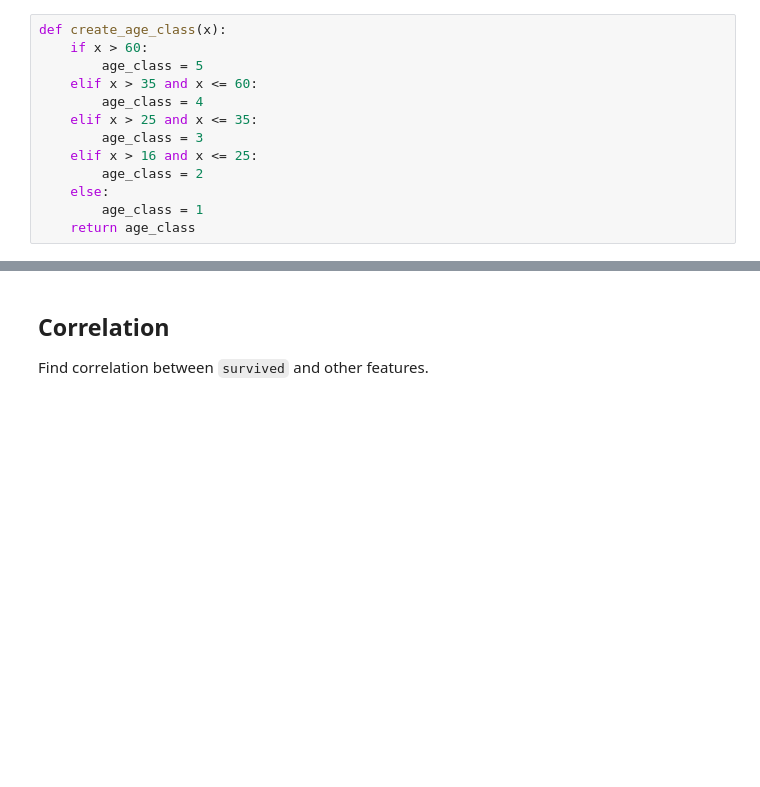
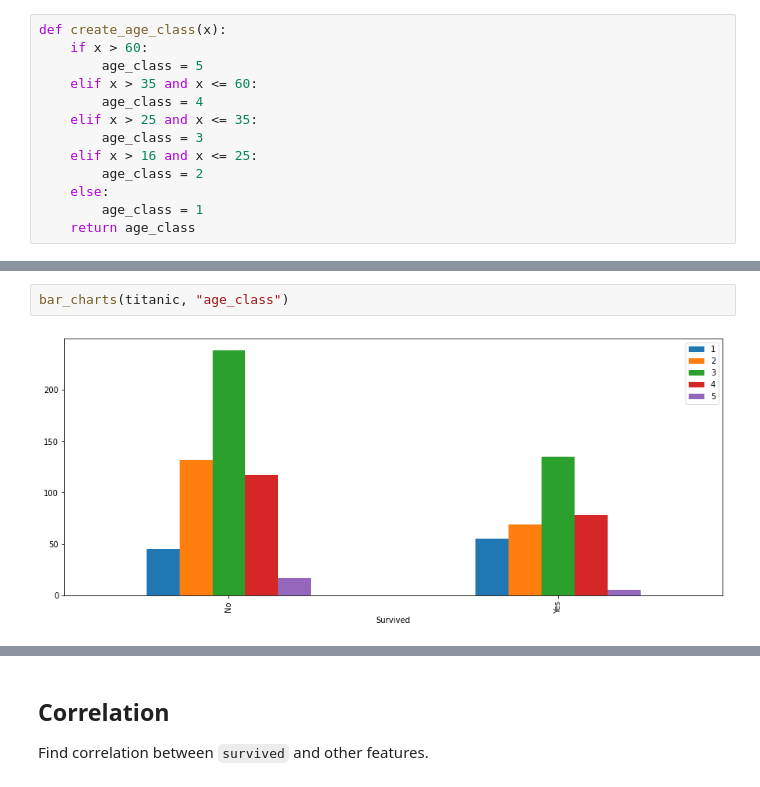
Before and after one commit to mhac009/Institute_of_Data, a Jupyter notebook: Labs/Module_3/IOD_Lab 3.2.1.ipynb, the cells around one changed output, grey strips where cells are left out. Saved outputs shown, nothing was run; the diff lists cells and outputs as text; blank space fills up the shorter version.

```diff
--- a/Labs/Module_3/IOD_Lab 3.2.1.ipynb
+++ b/Labs/Module_3/IOD_Lab 3.2.1.ipynb
@@ -345 +407,5 @@ def create_age_class(x):
+# %%
+bar_charts(titanic, "age_class")
+# %% [output]
+[figure, added]
 # %% [markdown]
```
Also changed, not shown: parts of 27 cells of this notebook, 1 other file.
